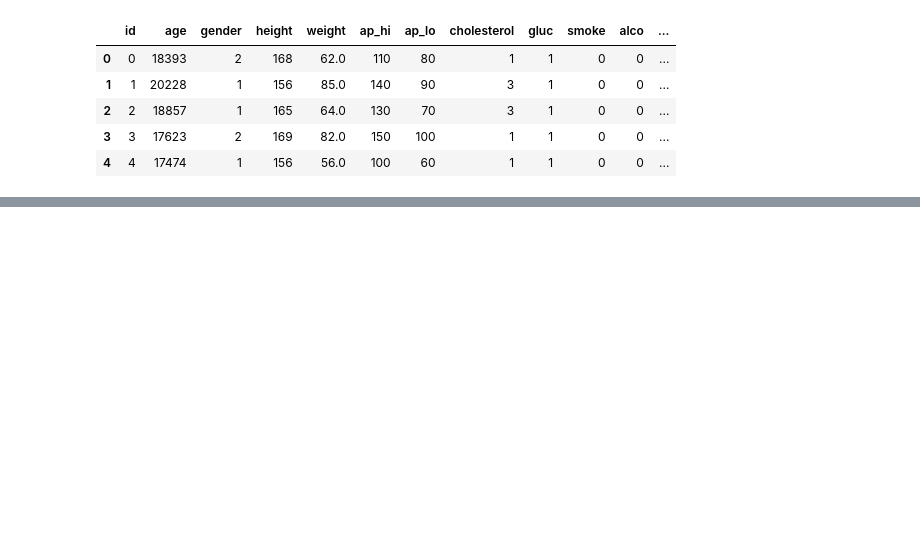
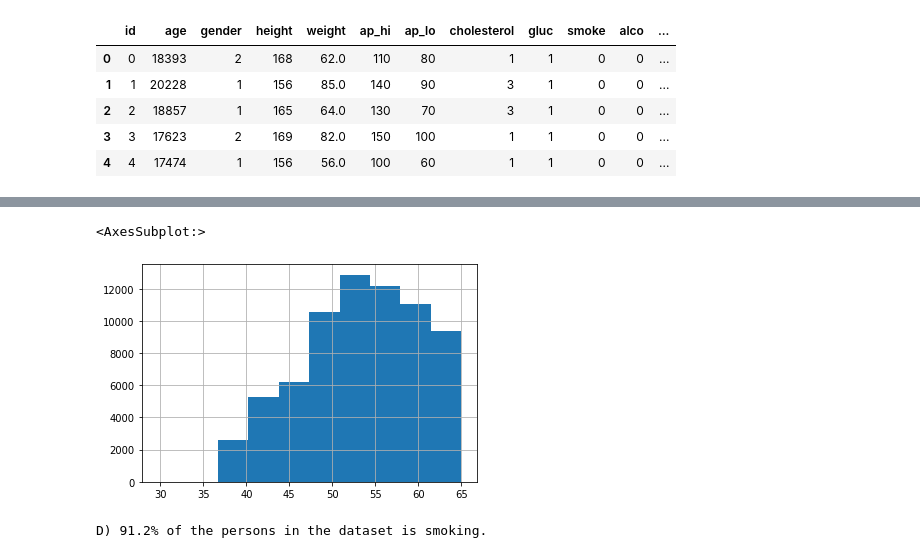
Before and after one commit to FHegardt/Maskininl-rning-Fredrik-Hegardt, a Jupyter notebook: Labb/2.0.ipynb, the cells around one changed output, grey strips where cells are left out. Cells and saved outputs as stored; diff of their text form; code cells hidden in the pictures; blank space fills up the shorter version.

```diff
--- a/Labb/2.0.ipynb
+++ b/Labb/2.0.ipynb
@@ -14,0 +26,12 @@ cardioData.head()
+# %%
+#2.0 c)
+cardioData["correctAge"] = round((cardioData["age"]/365),1)
+cardioData["correctAge"].hist()
+# %% [output]
+<AxesSubplot:>
+[figure, added]
+# %%
+#2.0 d)
+print(f"D) {round((cardioData['smoke'].value_counts()[0])/len(cardioData)*100,1)}% of the persons in the dataset is smoking.")
+# %% [output]
+D) 91.2% of the persons in the dataset is smoking.
```
Also changed, not shown: parts of 2 cells of this notebook, 1 other file.
